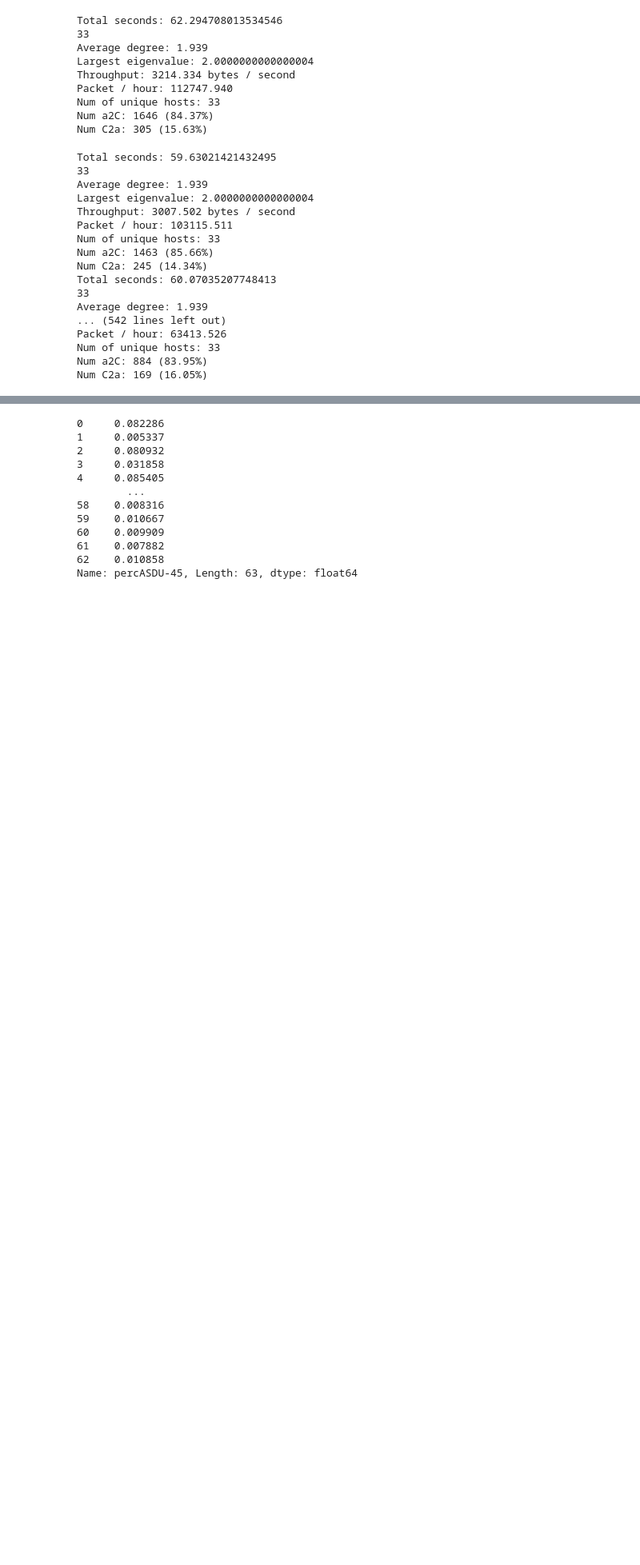
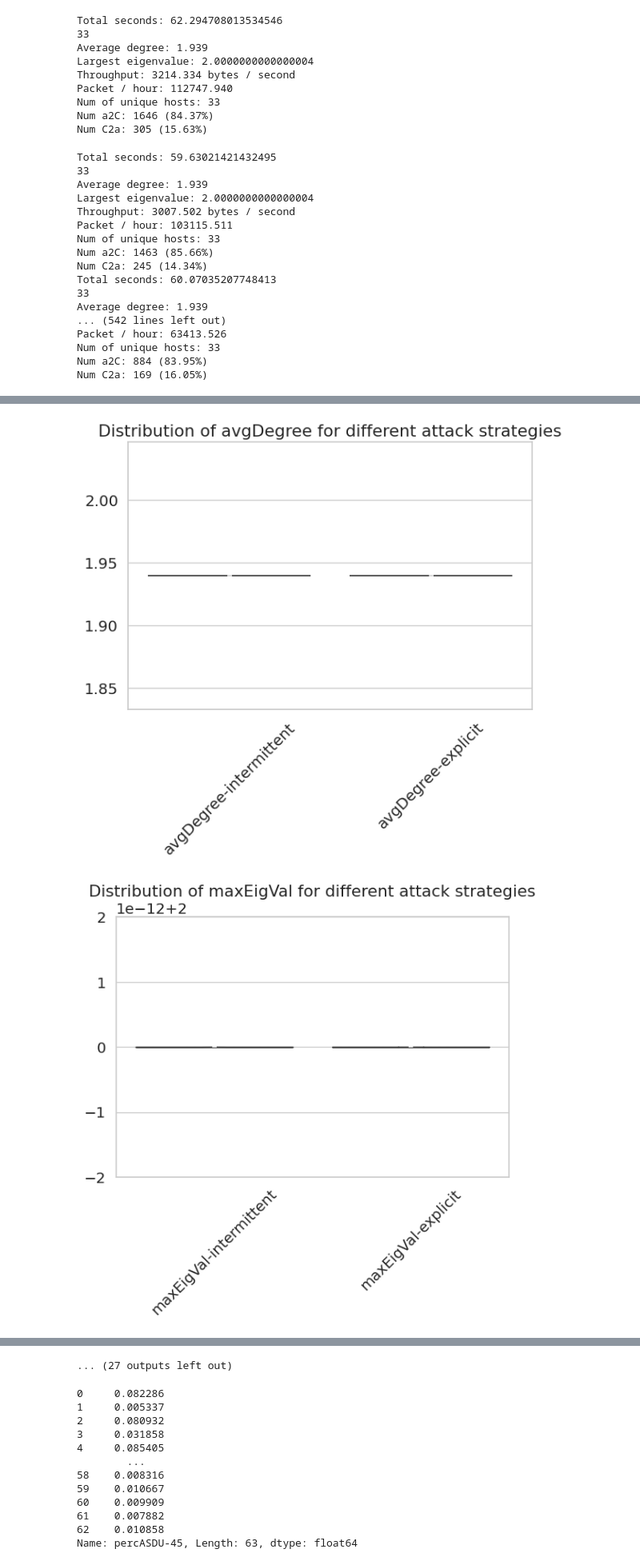
Before and after one commit to Dosclic98/wautorunner, a Jupyter notebook: analysis/pcap-feature-extractor.ipynb, the cells around one changed output, grey strips where cells are left out. Shown at 80% size. Saved outputs shown, nothing was run; the diff lists cells and outputs as text; code cells hidden in the pictures; blank space fills up the shorter version.

Commit message:
Added pcap attack analysis

```diff
--- a/analysis/pcap-feature-extractor.ipynb
+++ b/analysis/pcap-feature-extractor.ipynb
@@ -222,0 +231,17 @@ Num C2a: 169 (16.05%)
+# %%
+# Violin plot of the features
+feats = pcapFeatures.columns
+attackStrategies = pcapFeatures["attack-strategy"].unique()
+for feat in feats:
+    pcapFeaturesComp = {}
+    for strategy in attackStrategies:
+        pcapFeaturesPerStrategy = pcapFeatures[pcapFeatures["attack-strategy"] == strategy]
+        pcapFeaturesComp[f"{feat}-{strategy}"] = pcapFeaturesPerStrategy[feat].values.flatten()
+    plt.figure(figsize=(15, 10))
+    plt.subplot(2, 2, 1)
+    sns.violinplot(data=pcapFeaturesComp)
+    plt.title(f"Distribution of {feat} for different attack strategies")
+    plt.xticks(rotation=45)
+# %% [output]
+[figure, added]
+[figure, added]
@@ -223,3 +258,4 @@ Num C2a: 169 (16.05%)
+... (27 outputs left out)
 # %%
 print(pcapFeatures["percASDU-45"])
 # Plotting ASDU type distribution % (histogram as kernel density estimate)
```
Also changed, not shown: parts of 9 cells of this notebook, 1 other file.
